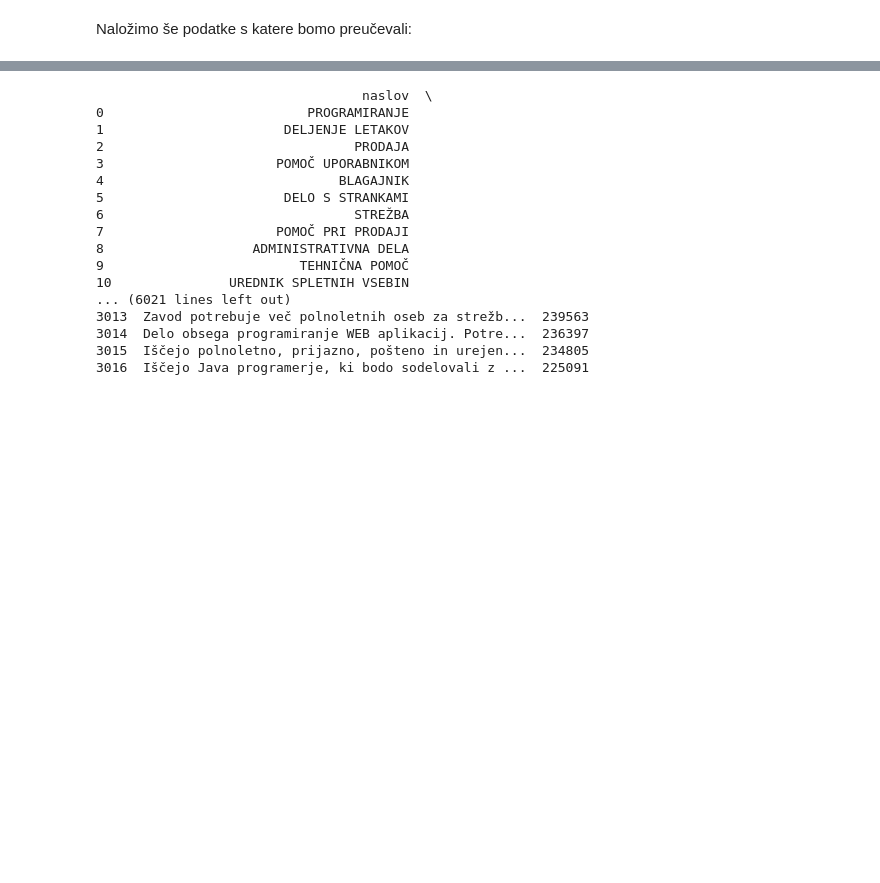
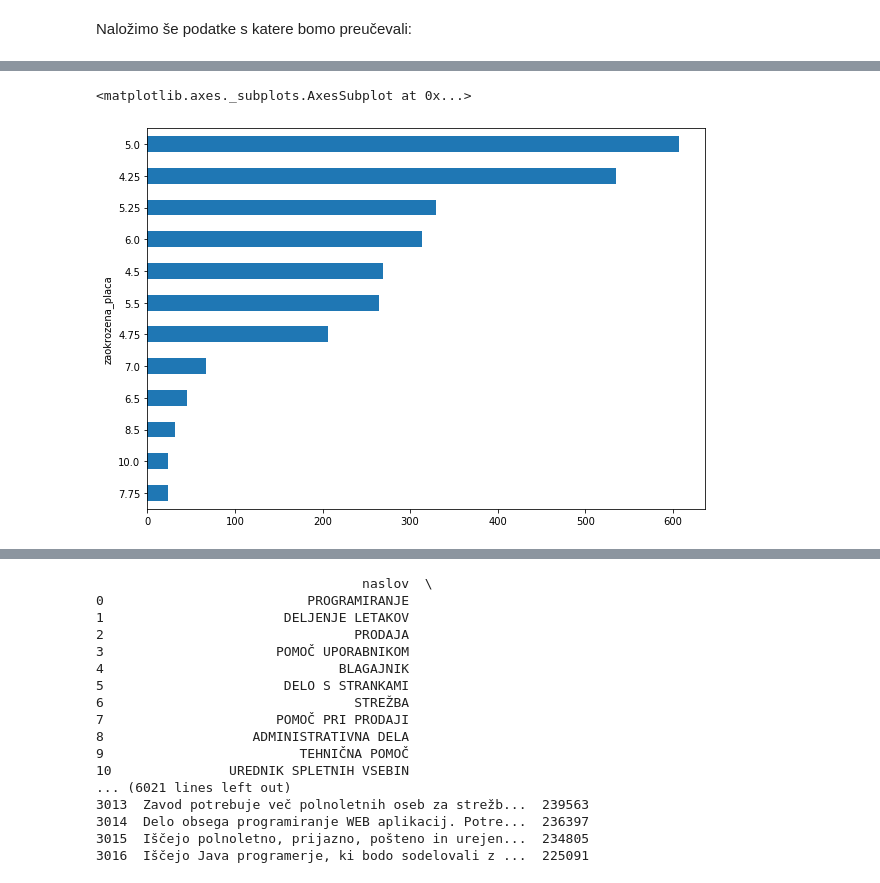
Before and after one commit to JanSifrer/Projekt-programiranje-1, a Jupyter notebook: Analiza.ipynb, the cells around one changed output, grey strips where cells are left out. Drawn from its saved outputs; the diff is of its cells as text; code cells hidden in the pictures; blank space fills up the shorter version.

```diff
--- a/Analiza.ipynb
+++ b/Analiza.ipynb
@@ -88,0 +67,11 @@ dtype: int64
+# %%
+podatki['ali_neto']=podatki['neto_placa'].apply(ali_je_neto)
+priprava_tabele=podatki[podatki['ali_neto']]
+tabela_placa=priprava_tabele.loc[:,('sifra','boljsa_lokacija','naslov','neto_placa')]
+tabela_placa['zaokrozena_placa']=tabela_placa['neto_placa'].apply(zaokrozena_neto_placa)
+# %%
+placa=tabela_placa.groupby('zaokrozena_placa').size().sort_values(ascending=True)
+placa[placa>20].plot(kind='barh', figsize=(10,7))
+# %% [output]
+<matplotlib.axes._subplots.AxesSubplot at 0x...>
+[figure, added]
```
Also changed, not shown: parts of 28 cells of this notebook, 2 other files.
